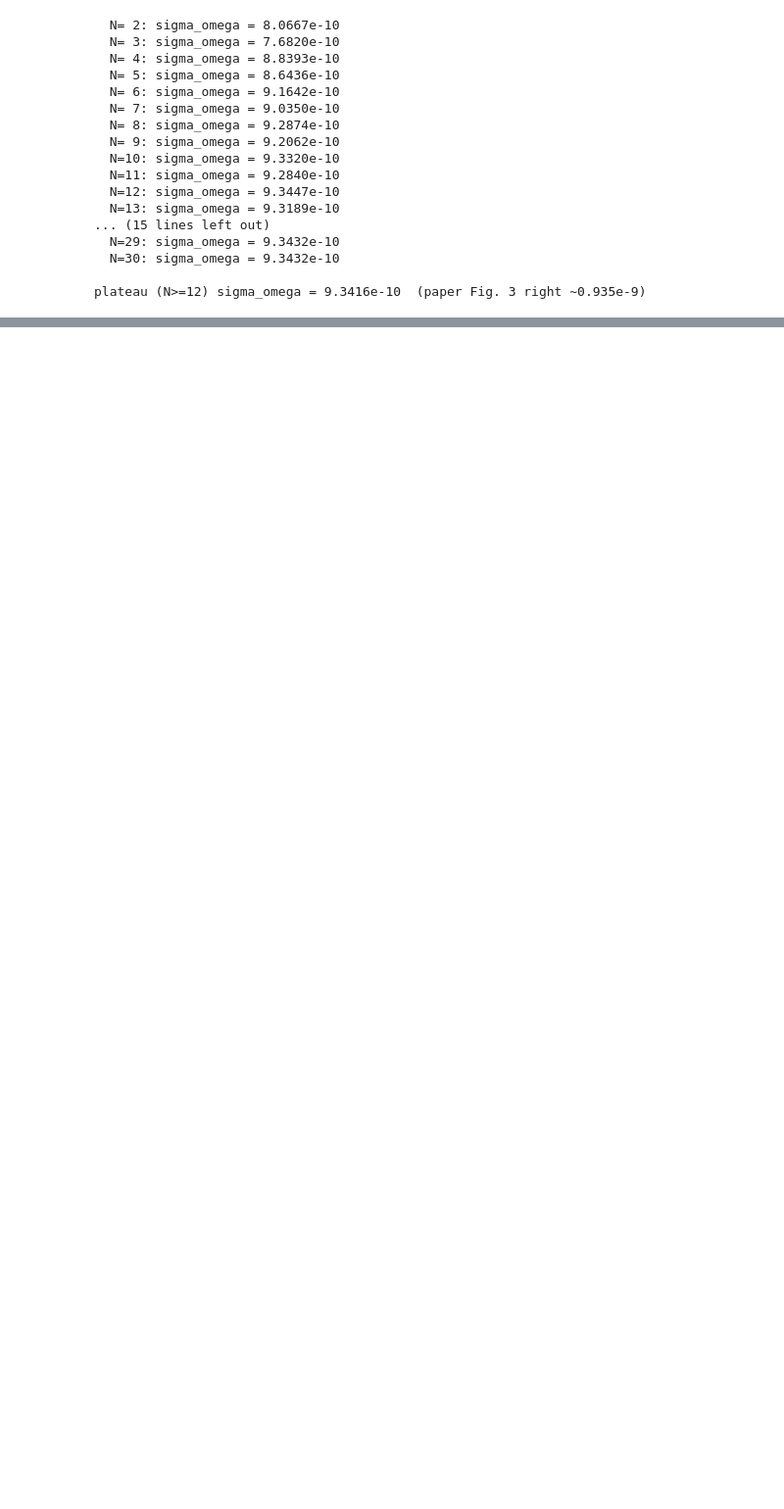
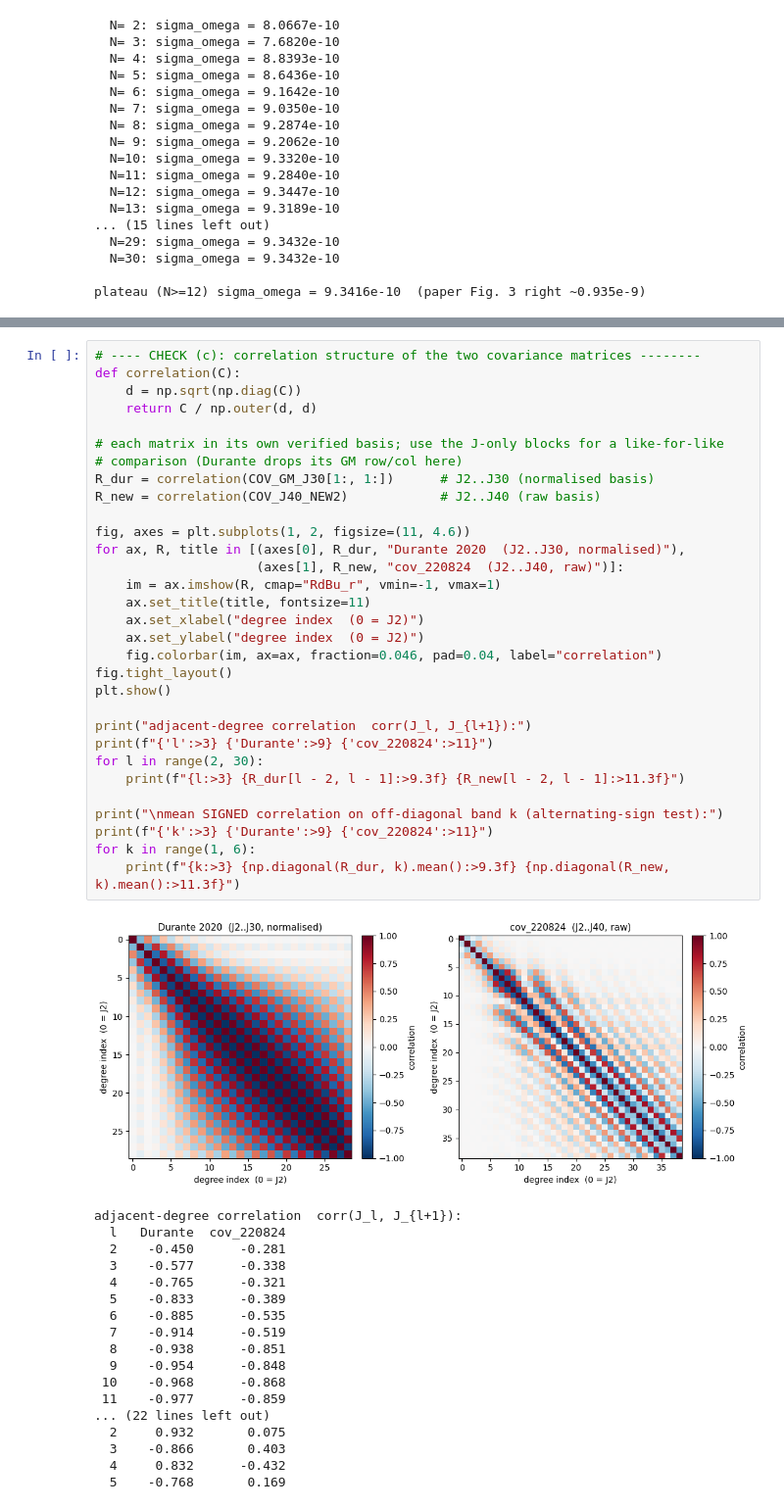
Before and after one commit to eiyer28/junofifthforce, a Jupyter notebook: juno_pipeline_comparison.ipynb, the cells around one changed output, grey strips where cells are left out. Shown at 98% size. Saved outputs shown, nothing was run; the diff lists cells and outputs as text; blank space fills up the shorter version.

```diff
--- a/juno_pipeline_comparison.ipynb
+++ b/juno_pipeline_comparison.ipynb
@@ -595,0 +978,50 @@ plateau (N>=12): old = 9.3416e-10, new = 3.5213e-10, improvement = 2.65x
+# %%
+# ---- CHECK (c): correlation structure of the two covariance matrices --------
+def correlation(C):
+    d = np.sqrt(np.diag(C))
+    return C / np.outer(d, d)
+
+# each matrix in its own verified basis; use the J-only blocks for a like-for-like
+# comparison (Durante drops its GM row/col here)
+R_dur = correlation(COV_GM_J30[1:, 1:])      # J2..J30 (normalised basis)
+R_new = correlation(COV_J40_NEW2)            # J2..J40 (raw basis)
+
+fig, axes = plt.subplots(1, 2, figsize=(11, 4.6))
+for ax, R, title in [(axes[0], R_dur, "Durante 2020  (J2..J30, normalised)"),
+                     (axes[1], R_new, "cov_220824  (J2..J40, raw)")]:
+    im = ax.imshow(R, cmap="RdBu_r", vmin=-1, vmax=1)
+    ax.set_title(title, fontsize=11)
+    ax.set_xlabel("degree index  (0 = J2)")
+    ax.set_ylabel("degree index  (0 = J2)")
+    fig.colorbar(im, ax=ax, fraction=0.046, pad=0.04, label="correlation")
+fig.tight_layout()
+plt.show()
+
+print("adjacent-degree correlation  corr(J_l, J_{l+1}):")
+print(f"{'l':>3} {'Durante':>9} {'cov_220824':>11}")
+for l in range(2, 30):
+    print(f"{l:>3} {R_dur[l - 2, l - 1]:>9.3f} {R_new[l - 2, l - 1]:>11.3f}")
+
+print("\nmean SIGNED correlation on off-diagonal band k (alternating-sign test):")
+print(f"{'k':>3} {'Durante':>9} {'cov_220824':>11}")
+for k in range(1, 6):
+    print(f"{k:>3} {np.diagonal(R_dur, k).mean():>9.3f} {np.diagonal(R_new, k).mean():>11.3f}")
+# %% [output]
+[figure, added]
+adjacent-degree correlation  corr(J_l, J_{l+1}):
+  l   Durante  cov_220824
+  2    -0.450      -0.281
+  3    -0.577      -0.338
+  4    -0.765      -0.321
+  5    -0.833      -0.389
+  6    -0.885      -0.535
+  7    -0.914      -0.519
+  8    -0.938      -0.851
+  9    -0.954      -0.848
+ 10    -0.968      -0.868
+ 11    -0.977      -0.859
+... (22 lines left out)
+  2     0.932       0.075
+  3    -0.866       0.403
+  4     0.832      -0.432
+  5    -0.768       0.169
```
Also changed, not shown: parts of 29 cells of this notebook, 13 other files.
